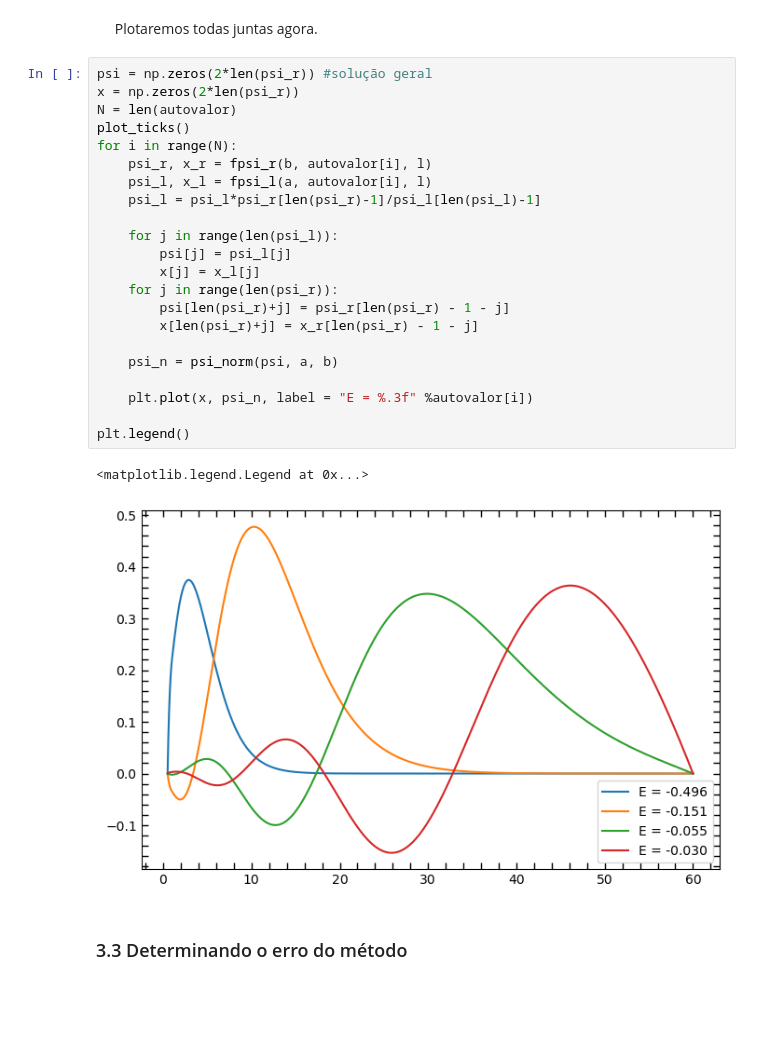
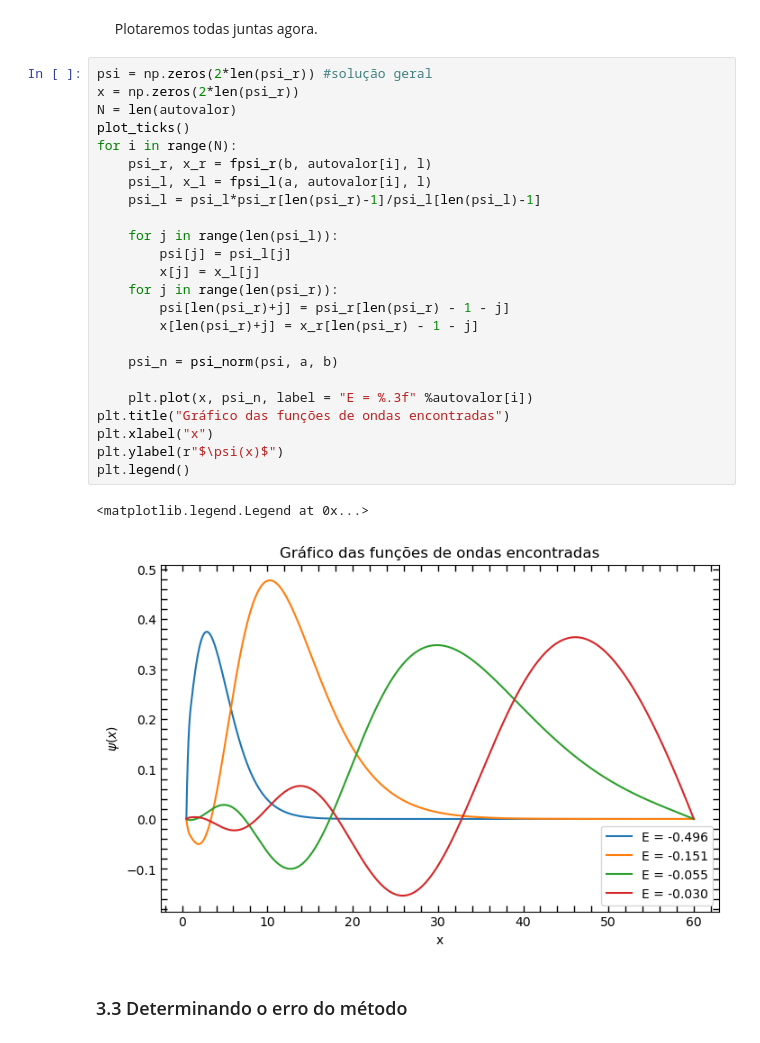
Before and after one commit to PETfisicaUFRN/PET.py, a Jupyter notebook: Notebooks/Metodo_de_Numerov.ipynb, the cells around one changed output. Cells and saved outputs as stored; diff of their text form; blank space fills up the shorter version.

```diff
--- a/Notebooks/Metodo_de_Numerov.ipynb
+++ b/Notebooks/Metodo_de_Numerov.ipynb
@@ -549,28 +549,30 @@ $\quad$ Plotaremos todas juntas agora.
 # %%
 psi = np.zeros(2*len(psi_r)) #solução geral
 x = np.zeros(2*len(psi_r))
 N = len(autovalor)
 plot_ticks()
 for i in range(N):
     psi_r, x_r = fpsi_r(b, autovalor[i], l)
     psi_l, x_l = fpsi_l(a, autovalor[i], l)
     psi_l = psi_l*psi_r[len(psi_r)-1]/psi_l[len(psi_l)-1]
 
     for j in range(len(psi_l)):
         psi[j] = psi_l[j]
         x[j] = x_l[j]
     for j in range(len(psi_r)):
         psi[len(psi_r)+j] = psi_r[len(psi_r) - 1 - j]
         x[len(psi_r)+j] = x_r[len(psi_r) - 1 - j]
 
     psi_n = psi_norm(psi, a, b)
 
     plt.plot(x, psi_n, label = "E = %.3f" %autovalor[i])
-
+plt.title("Gráfico das funções de ondas encontradas")
+plt.xlabel("x")
+plt.ylabel(r"$\psi(x)$")
 plt.legend()
 # %% [output]
 <matplotlib.legend.Legend at 0x...>
-[figure, old version]
+[figure, new version]
 # %% [markdown]
 ### 3.3 Determinando o erro do método
 # %% [markdown]
```
Also changed, not shown: parts of 1 cell of this notebook.
